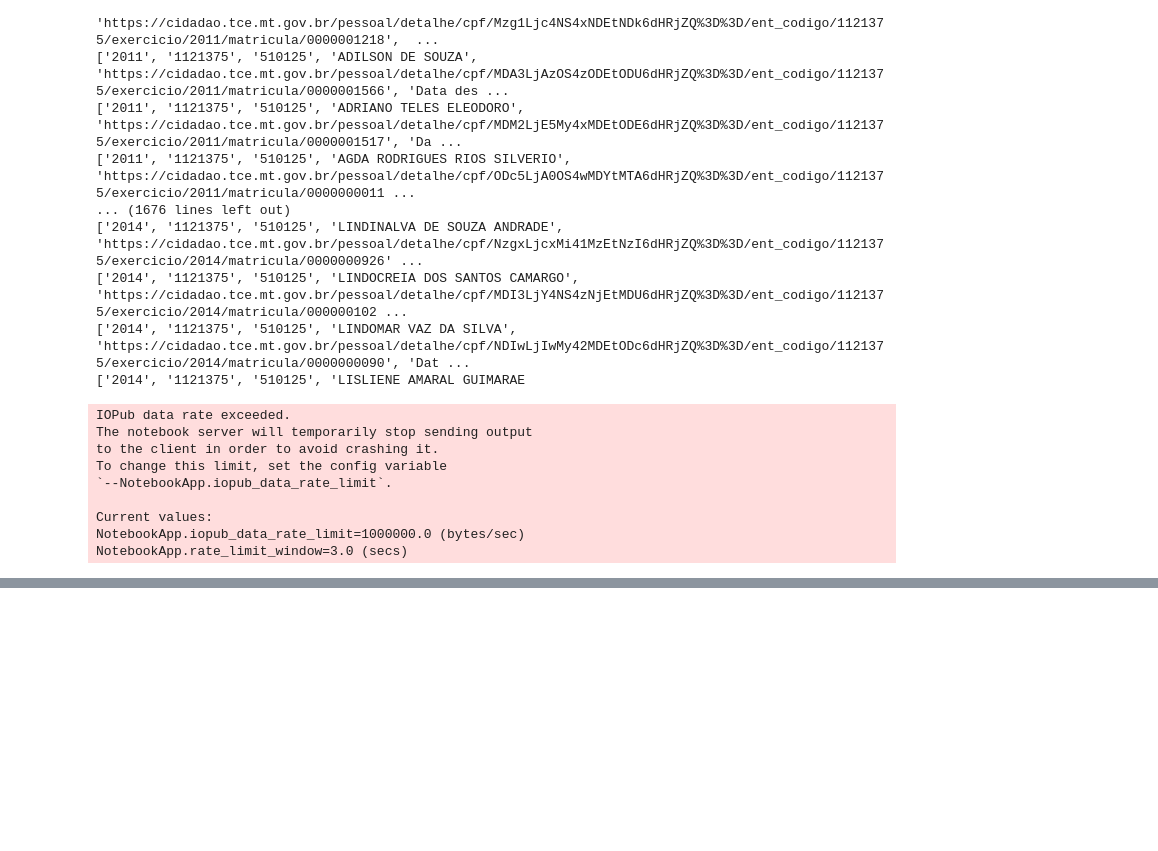
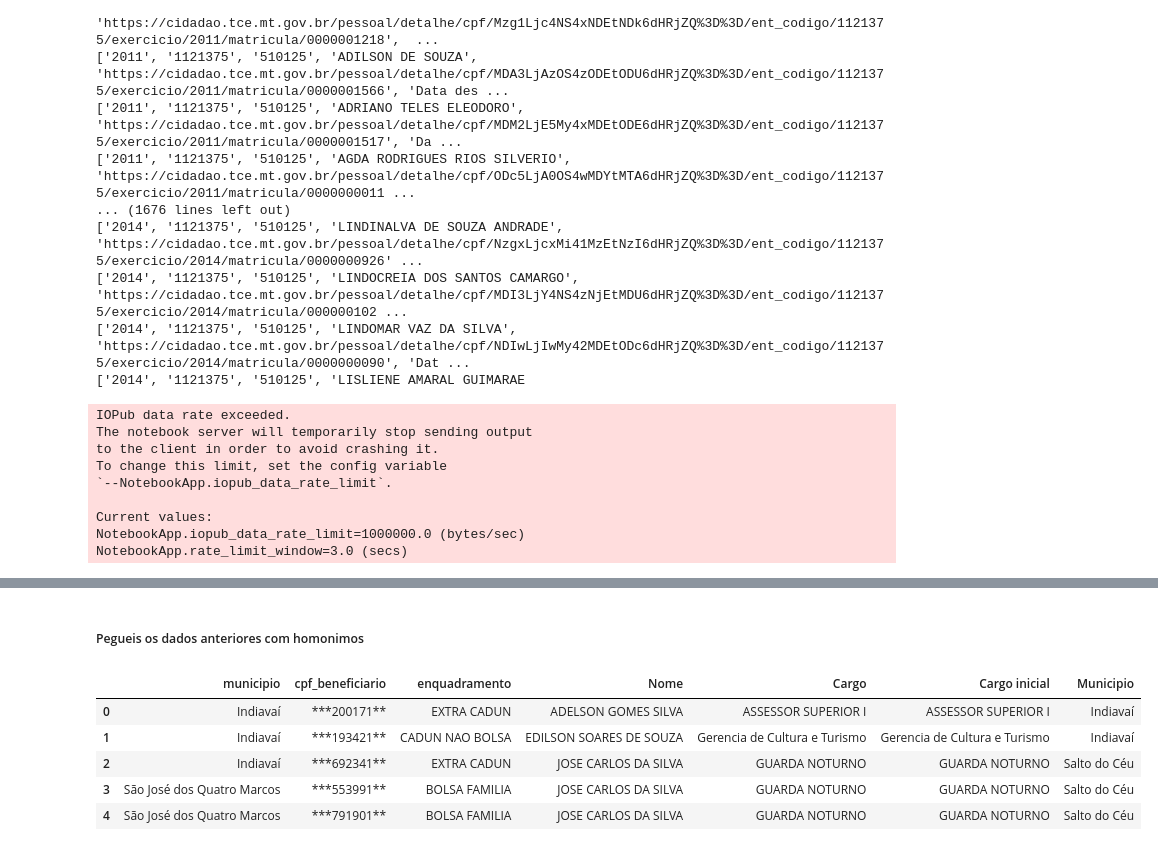
Before and after one commit to ledigofig/Auxilio-Emergencial, a Jupyter notebook: analise_municipios.ipynb, the cells around one changed output, grey strips where cells are left out. Cells and saved outputs as stored; diff of their text form; code cells hidden in the pictures; blank space fills up the shorter version.

Commit message:
Atulização dos dados

```diff
--- a/analise_municipios.ipynb
+++ b/analise_municipios.ipynb
@@ -816,0 +861,11 @@ FABIO PRADO MOREIRA 024.477.***.-30
+# %% [markdown]
+##### Pegueis os dados anteriores com homonimos
+# %%
+ser_rec_aux.head()
+# %% [output]
+|  | municipio | cpf_beneficiario | enquadramento | Nome | Cargo | Cargo inicial | Municipio |
+| 0 | Indiavaí | ***200171** | EXTRA CADUN | ADELSON GOMES SILVA | ASSESSOR SUPERIOR I | ASSESSOR SUPERIOR I | Indiavaí |
+| 1 | Indiavaí | ***193421** | CADUN NAO BOLSA | EDILSON SOARES DE SOUZA | Gerencia de Cultura e Turismo | Gerencia de Cultura e Turismo | Indiavaí |
+| 2 | Indiavaí | ***692341** | EXTRA CADUN | JOSE CARLOS DA SILVA | GUARDA NOTURNO | GUARDA NOTURNO | Salto do Céu |
+| 3 | São José dos Quatro Marcos | ***553991** | BOLSA FAMILIA | JOSE CARLOS DA SILVA | GUARDA NOTURNO | GUARDA NOTURNO | Salto do Céu |
+| 4 | São José dos Quatro Marcos | ***791901** | BOLSA FAMILIA | JOSE CARLOS DA SILVA | GUARDA NOTURNO | GUARDA NOTURNO | Salto do Céu |
```
Also changed, not shown: parts of 4 cells of this notebook, 4 other files.
